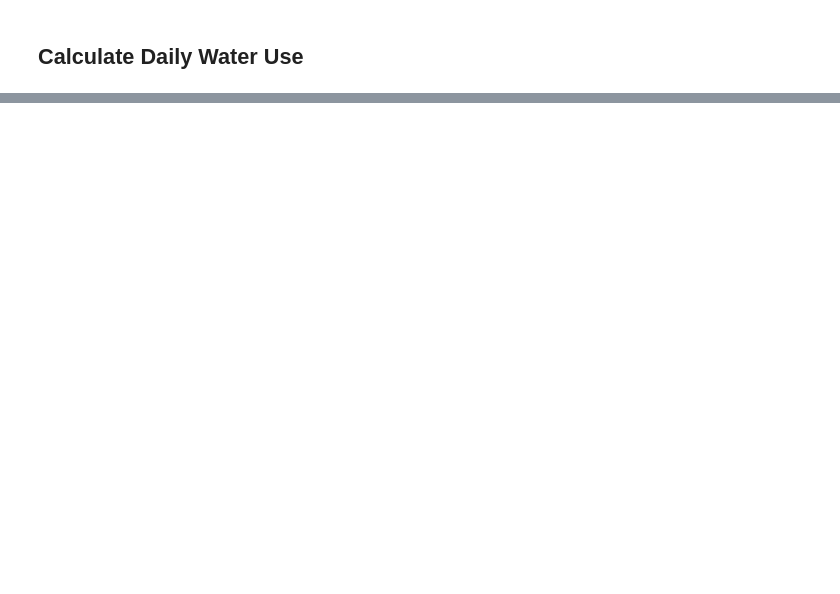
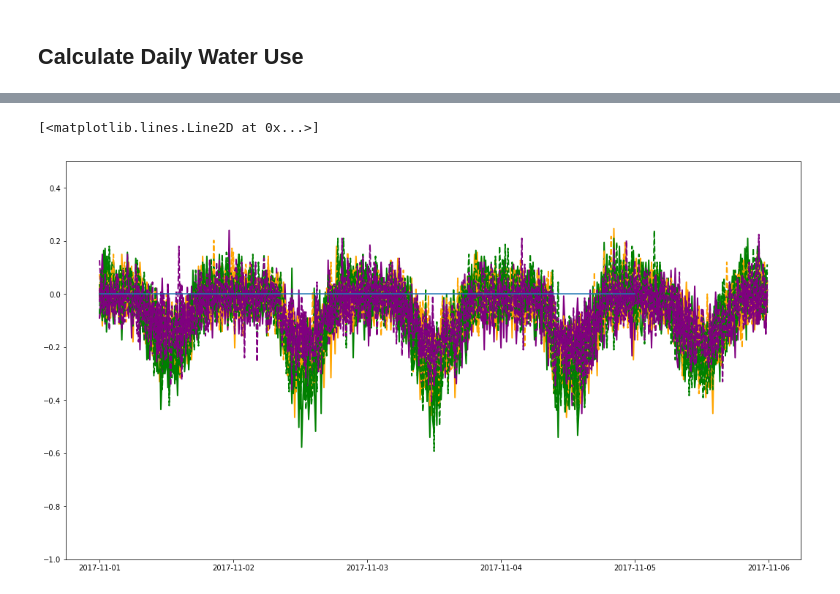
Before and after one commit to HamishBrownPFR/CropWaterAnalysis, a Jupyter notebook: Oats/LatentHeatFluxAnalysis.ipynb, the cells around one changed output, grey strips where cells are left out. Cells and saved outputs as stored; diff of their text form; code cells hidden in the pictures; blank space fills up the shorter version.

```diff
--- a/Oats/LatentHeatFluxAnalysis.ipynb
+++ b/Oats/LatentHeatFluxAnalysis.ipynb
@@ -247,3 +261,14 @@ plt.xticks(rotation=45)
+# %%
+Graph = plt.figure(figsize=(18,10))
+ax = Graph.add_subplot(1,1,1)
+leaveIn = [x not in ExcludeDates for x in WaterUseDailyMeans.index]
+
+GH.AddIndexedPlot(WaterDelta.loc['2017-11-01':'2017-11-5',:],ax,GPs,2)
+plt.ylim(-1,.5)
+plt.plot(pd.to_datetime(['2017-11-01','2017-11-5']),[0,0])
+# %% [output]
+[<matplotlib.lines.Line2D at 0x...>]
+[figure, added]
 # %%
 Graph = plt.figure(figsize=(8,8))
 ax = Graph.add_subplot(1,1,1)
```
Also changed, not shown: parts of 13 cells of this notebook, 5 other files.
